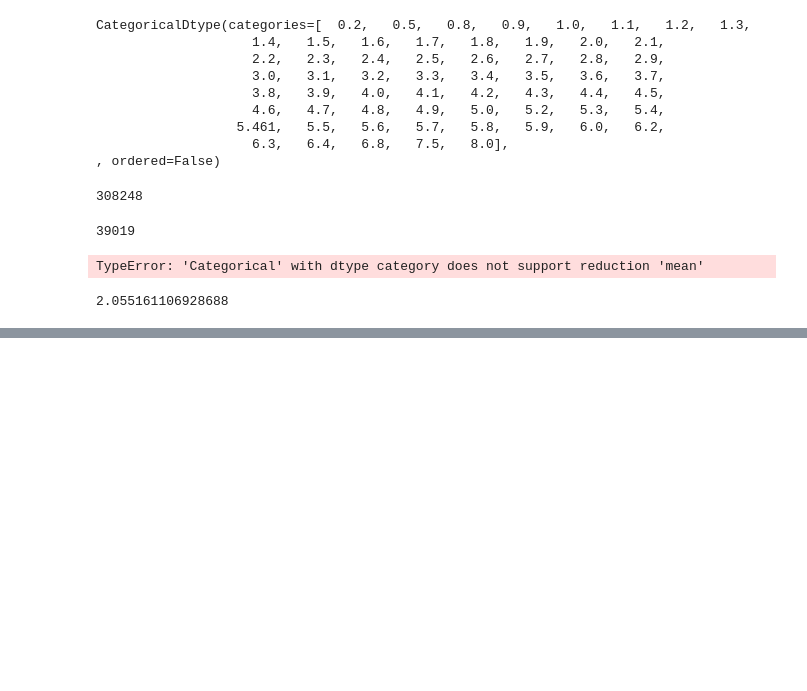
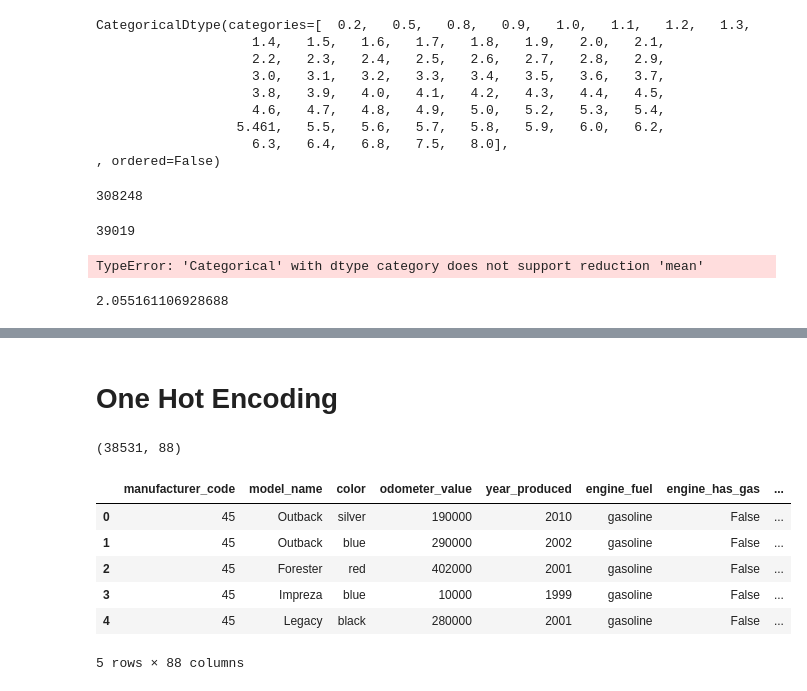
Before and after one commit to AnshuBantra/Python, a Jupyter notebook: Associate Data Scientist in Python/Working with Categorical Data in Python/Introduction to Categorical Data/notebook.ipynb, the cells around one changed output, grey strips where cells are left out. Drawn from its saved outputs; the diff is of its cells as text; code cells hidden in the pictures; blank space fills up the shorter version.

```diff
--- a/Associate Data Scientist in Python/Working with Categorical Data in Python/Introduction to Categorical Data/notebook.ipynb
+++ b/Associate Data Scientist in Python/Working with Categorical Data in Python/Introduction to Categorical Data/notebook.ipynb
@@ -980,0 +1029,4 @@ df_cars['engine_cap_cat'].astype(float).mean()
+# %%
+# Convert to categorical and print the frequency table
+df_cars["color"] = df_cars["color"].astype('category')
+print(df_cars["color"].value_counts())
@@ -980,0 +1048,3 @@ df_cars['engine_cap_cat'].astype(float).mean()
+# %%
+# Create a label encoding
+df_cars["color_code"] = df_cars["color"].cat.codes
@@ -980,0 +1075,12 @@ df_cars['engine_cap_cat'].astype(float).mean()
+# %%
+# Print the "manufacturer_name" frequency table.
+import numpy as np
+print(df_cars["manufacturer_name"].value_counts())
+
+# Create a Boolean column for the most common manufacturer name
+df_cars["is_volkswagen"] = np.where(
+  df_cars["manufacturer_name"].str.contains("Volkswagen", regex=False), 1, 0
+)
+
+# Check the final frequency table
+print(df_cars["is_volkswagen"].value_counts())
@@ -980,0 +1105,26 @@ df_cars['engine_cap_cat'].astype(float).mean()
+# %% [markdown]
+# One Hot Encoding
+# %%
+# Create one-hot encoding for just two columns
+used_cars_simple = pd.get_dummies(
+  df_cars,
+  # Specify the columns from the instructions
+  columns=['manufacturer_name', 'transmission'],
+  # Set the prefix
+  prefix='dummy'
+)
+
+# Print the shape of the new dataset
+print(used_cars_simple.shape)
+# %% [output]
+(38531, 88)
+# %%
+used_cars_simple.head()
+# %% [output]
+|  | manufacturer_code | model_name | color | odometer_value | year_produced | engine_fuel | engine_has_gas | ... |
+| 0 | 45 | Outback | silver | 190000 | 2010 | gasoline | False | ... |
+| 1 | 45 | Outback | blue | 290000 | 2002 | gasoline | False | ... |
+| 2 | 45 | Forester | red | 402000 | 2001 | gasoline | False | ... |
+| 3 | 45 | Impreza | blue | 10000 | 1999 | gasoline | False | ... |
+| 4 | 45 | Legacy | black | 280000 | 2001 | gasoline | False | ... |
+5 rows × 88 columns
```
Also changed, not shown: parts of 11 cells of this notebook, 1 other file.
